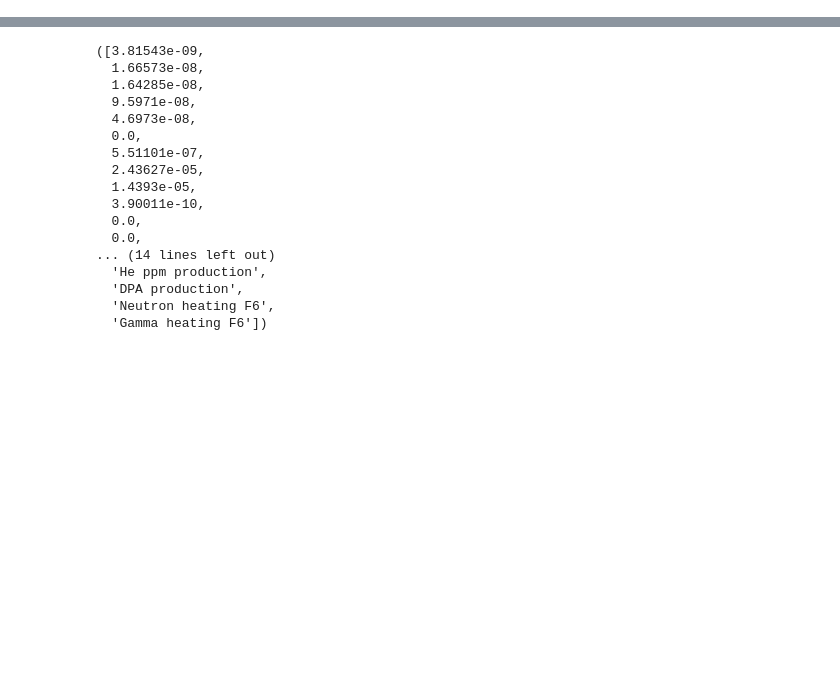
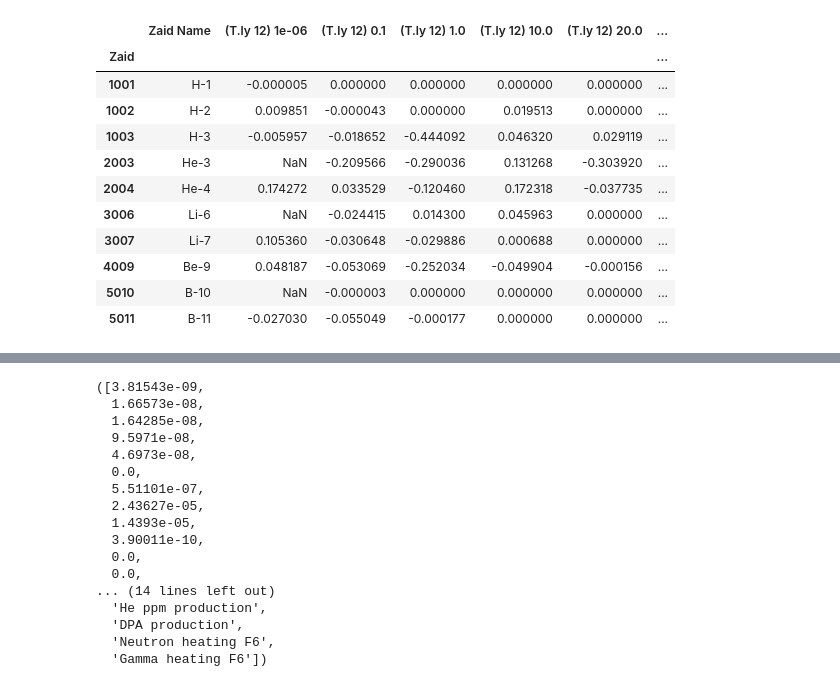
Before and after one commit to JADE-V-V/JADE, a Jupyter notebook: Untitled.ipynb, the cells around one changed output, grey strips where cells are left out. Saved outputs shown, nothing was run; the diff lists cells and outputs as text; code cells hidden in the pictures; blank space fills up the shorter version.

```diff
--- a/Untitled.ipynb
+++ b/Untitled.ipynb
@@ -178,0 +247,17 @@ mctal_file = r'C:\Users\laghi\Documents\03_dottorato\04_F4E\01_JADE\Tests\01_MCN
+# %%
+newdata = data.reset_index().set_index('Zaid').sort_index()
+newdata2 = data2.reset_index().set_index('Zaid').sort_index()
+display(newdata2)
+# %% [output]
+|  | Zaid Name | (T.ly 12) 1e-06 | (T.ly 12) 0.1 | (T.ly 12) 1.0 | (T.ly 12) 10.0 | (T.ly 12) 20.0 | ... |
+| Zaid |  |  |  |  |  |  | ... |
+| 1001 | H-1 | -0.000005 | 0.000000 | 0.000000 | 0.000000 | 0.000000 | ... |
+| 1002 | H-2 | 0.009851 | -0.000043 | 0.000000 | 0.019513 | 0.000000 | ... |
+| 1003 | H-3 | -0.005957 | -0.018652 | -0.444092 | 0.046320 | 0.029119 | ... |
+| 2003 | He-3 | NaN | -0.209566 | -0.290036 | 0.131268 | -0.303920 | ... |
+| 2004 | He-4 | 0.174272 | 0.033529 | -0.120460 | 0.172318 | -0.037735 | ... |
+| 3006 | Li-6 | NaN | -0.024415 | 0.014300 | 0.045963 | 0.000000 | ... |
+| 3007 | Li-7 | 0.105360 | -0.030648 | -0.029886 | 0.000688 | 0.000000 | ... |
+| 4009 | Be-9 | 0.048187 | -0.053069 | -0.252034 | -0.049904 | -0.000156 | ... |
+| 5010 | B-10 | NaN | -0.000003 | 0.000000 | 0.000000 | 0.000000 | ... |
+| 5011 | B-11 | -0.027030 | -0.055049 | -0.000177 | 0.000000 | 0.000000 | ... |
```
Also changed, not shown: parts of 20 cells of this notebook, 8 other files.
